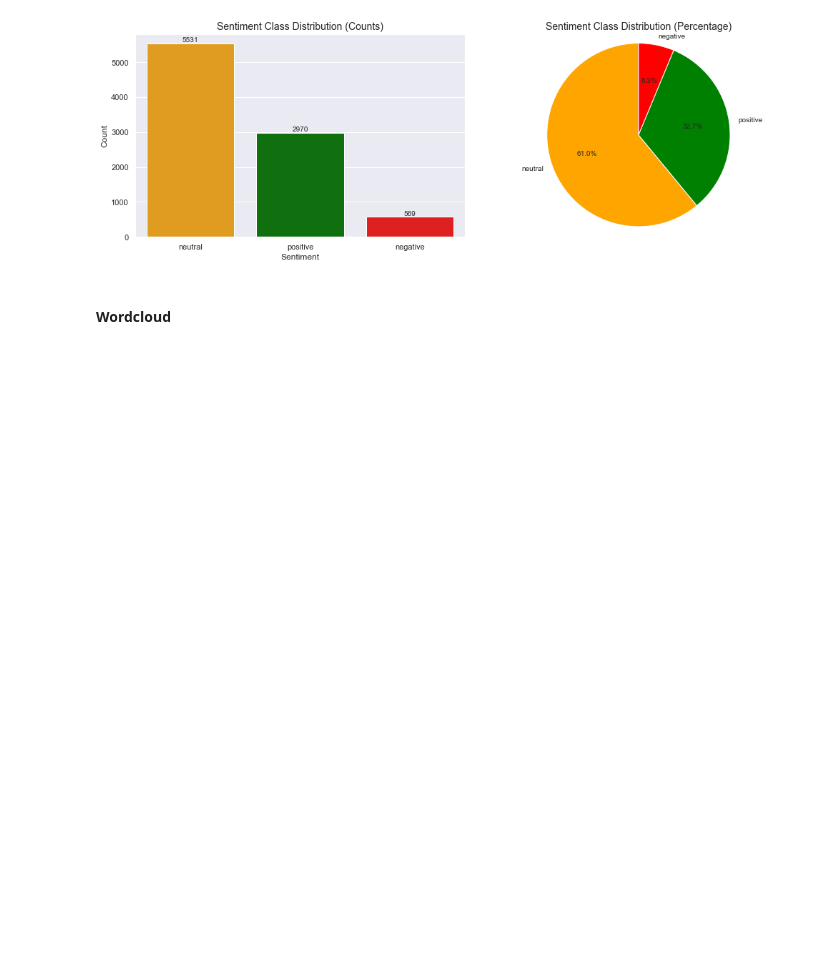
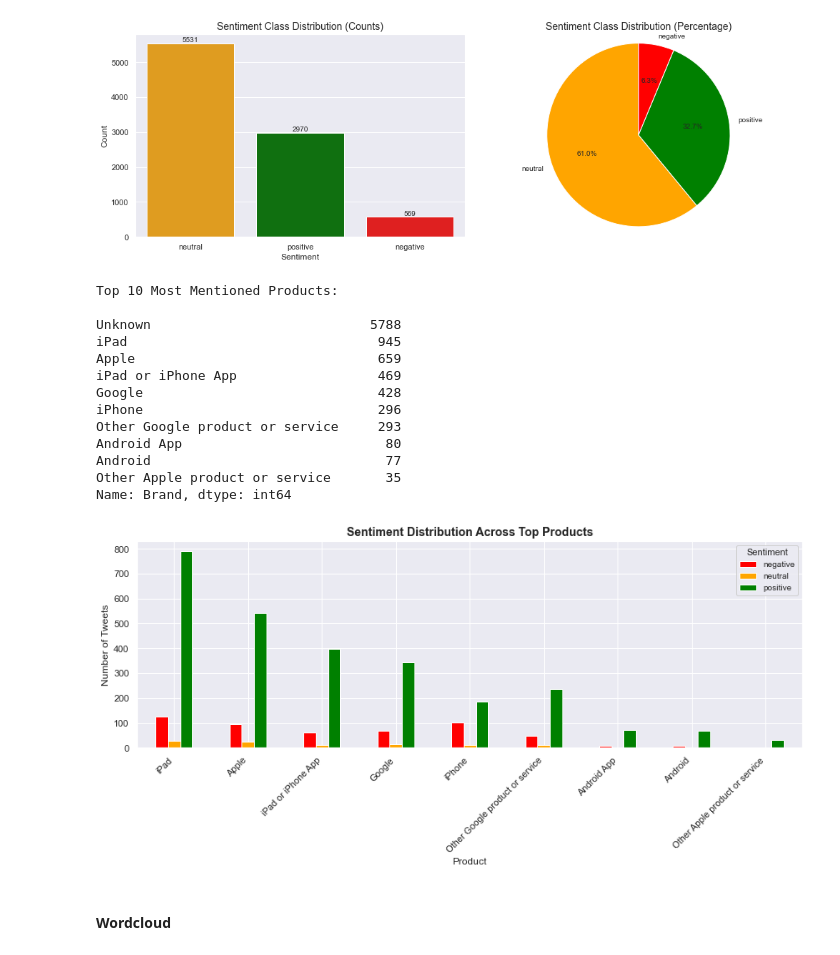
Before and after one commit to lorenaterah/Sentiment-Analysis-NLP, a Jupyter notebook: index.ipynb, the cells around one changed output. Drawn from its saved outputs; the diff is of its cells as text; code cells hidden in the pictures; blank space fills up the shorter version.

```diff
--- a/index.ipynb
+++ b/index.ipynb
@@ -351,6 +351,54 @@ plt.tight_layout()
 plt.show()
 # %% [output]
 [figure]
+# %%
+# Analyzing product mentions (excluding 'Unknown')
+product_sentiment = pd.crosstab(df['Brand'],
+                                df['emotion'])
+
+top_products = df['Brand'].value_counts().head(10)
+
+print("Top 10 Most Mentioned Products:")
+print(" "*2)
+print(top_products)
+
+# Visualizing sentiment distribution for top products
+top_product_names = top_products.index.tolist()
+if 'Unknown' in top_product_names:
+    top_product_names.remove('Unknown')
+    top_product_names = top_product_names[:9]
+else:
+    top_product_names = top_product_names[:9]
+
+product_sentiment_filtered = product_sentiment.loc[top_product_names]
+
+fig, ax = plt.subplots(figsize=(12, 6))
+product_sentiment_filtered.plot(kind='bar', stacked=False, ax=ax,
+                                color=['red', 'orange', 'green'])
+ax.set_title('Sentiment Distribution Across Top Products',
+              fontsize=14, fontweight='bold')
+ax.set_xlabel('Product', fontsize=12)
+ax.set_ylabel('Number of Tweets', fontsize=12)
+ax.legend(title='Sentiment', title_fontsize=11, fontsize=10)
+plt.xticks(rotation=45, ha='right')
+plt.tight_layout()
+plt.savefig('..\Visuals\product_distribution.png', dpi=300, bbox_inches='tight')
+plt.show()
+# %% [output]
+Top 10 Most Mentioned Products:
+
+Unknown                            5788
+iPad                                945
+Apple                               659
+iPad or iPhone App                  469
+Google                              428
+iPhone                              296
+Other Google product or service     293
+Android App                          80
+Android                              77
+Other Apple product or service       35
+Name: Brand, dtype: int64
+[figure, added]
 # %% [markdown]
 #### Wordcloud
 # %%
```
Also changed, not shown: parts of 3 cells of this notebook, 1 other file.
